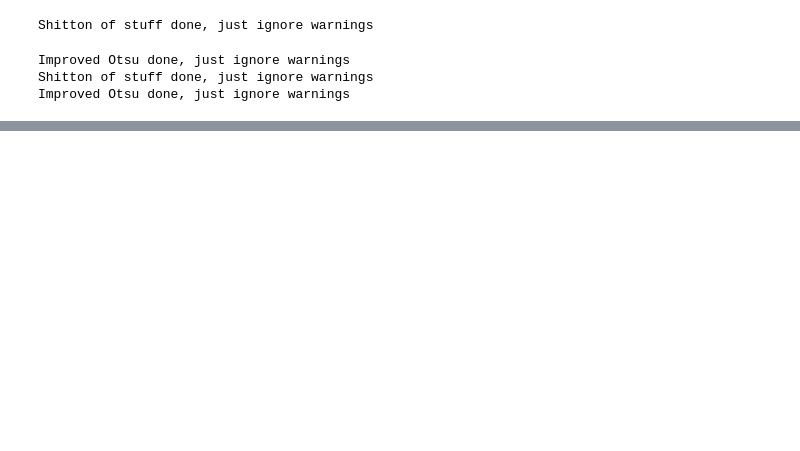
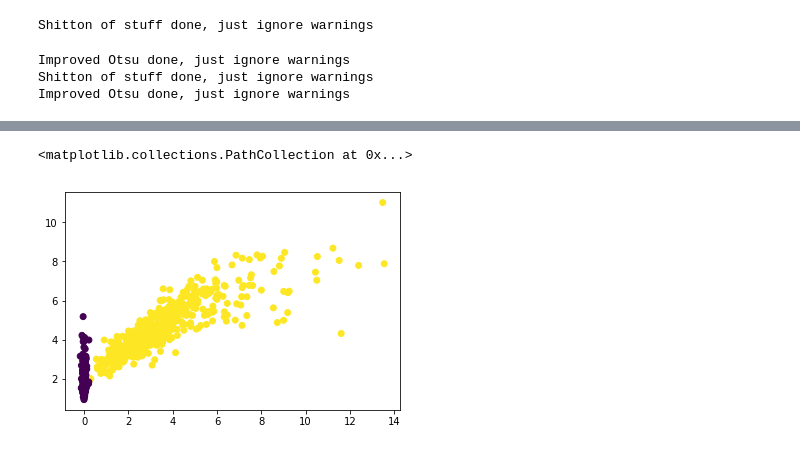
Before and after one commit to Frederik-Sofus/spot-deep-as-crack, a Jupyter notebook: Crack Detection/stdev_mean-Copy1.ipynb, the cells around one changed output, grey strips where cells are left out. Drawn from its saved outputs; the diff is of its cells as text; code cells hidden in the pictures; blank space fills up the shorter version.

```diff
--- a/Crack Detection/stdev_mean-Copy1.ipynb
+++ b/Crack Detection/stdev_mean-Copy1.ipynb
@@ -274,3 +274,9 @@ for i in range(SAMPLE_SIZE):
 
 result_mean = np.concatenate((intens_mean_pos, intens_mean_neg),0)
 result_stdev = np.concatenate((intens_std_pos, intens_std_neg),0)
+# %%
+gauss_pos = [cv2.GaussianBlur(pos[i], (5,5), 0) for i in range(SAMPLE_SIZE)]
+gauss_neg = [cv2.GaussianBlur(neg[i], (5,5), 0) for i in range(SAMPLE_SIZE)]
+
+lap_pos = [cv2.Laplacian(gauss_pos[i], cv2.CV_64F) for i in range(SAMPLE_SIZE)]
+lap_neg = [cv2.Laplacian(gauss_neg[i], cv2.CV_64F) for i in range(SAMPLE_SIZE)]
@@ -277,3 +287,22 @@ result_stdev = np.concatenate((intens_std_pos, intens_std_neg),0)
+# %%
+grad_mean_pos = []
+grad_std_pos = []
+grad_mean_neg = []
+grad_std_neg = []
+
+for i in range(SAMPLE_SIZE):
+    # Positive
+    m, st = mean_int(lap_pos[i], imp_otsu_pos[i], 255)
+    grad_mean_pos.append(m)
+    grad_std_pos.append(st)
+
+    # Negative
+    m, st = mean_int(lap_neg[i], imp_otsu_pos[i], 255)
+    grad_mean_neg.append(m)
+    grad_std_neg.append(st)
+
+result_mean_grad = np.concatenate((grad_mean_pos, grad_mean_neg),0)
+result_stdev_grad = np.concatenate((grad_std_pos, grad_std_neg),0)
 # %%
 # Create labels
 label_neg = np.array(np.zeros(len(intens_mean_pos), dtype = int))
@@ -302,0 +349,7 @@ plt.scatter(df.Mean, df.StDev, c=df.label)
+# %%
+# Create dataframe
+df = pd.DataFrame(np.column_stack([result_mean_grad, result_stdev_grad, labels]),
+                  index=range(SAMPLE_SIZE*2),
+                  columns=['GMean', 'GStDev', 'label'])
+
+df.head()
@@ -303,3 +363,8 @@ plt.scatter(df.Mean, df.StDev, c=df.label)
+# %%
+plt.scatter(df.GMean, df.GStDev, c=df.label)
+# %% [output]
+<matplotlib.collections.PathCollection at 0x...>
+[figure, added]
 # %%
 # Export to .csv
 df.to_csv('features_example.csv')
```
Also changed, not shown: parts of 7 cells of this notebook, 4 other files.
